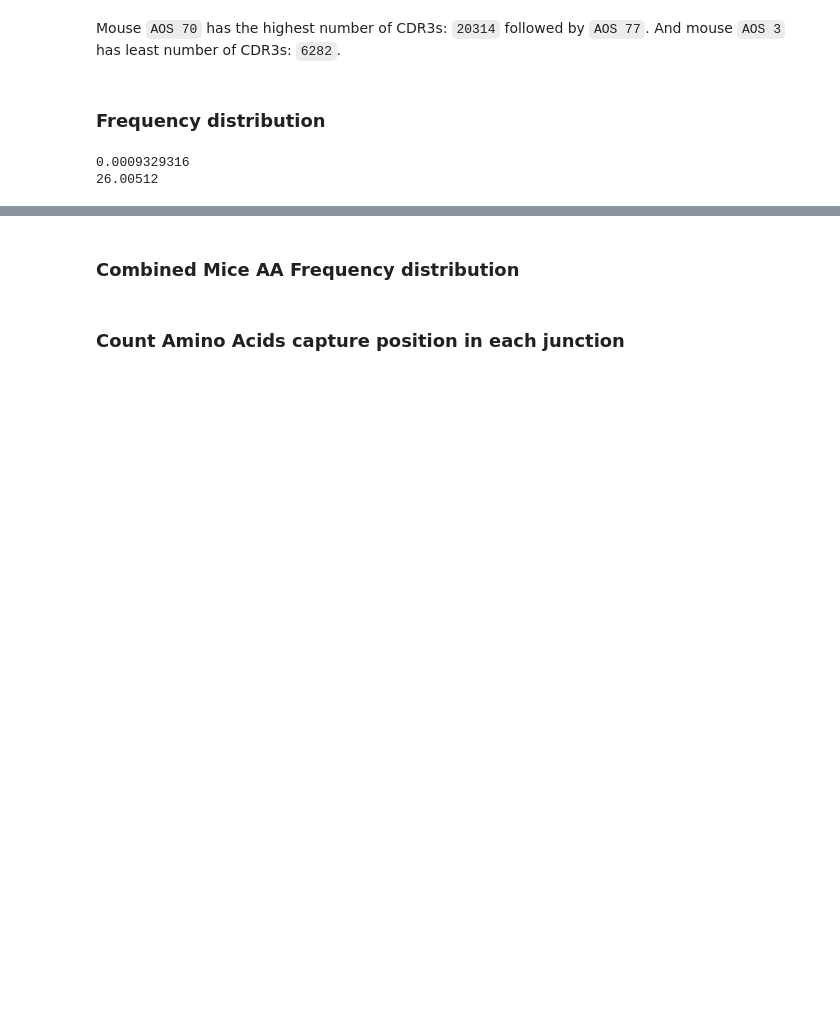
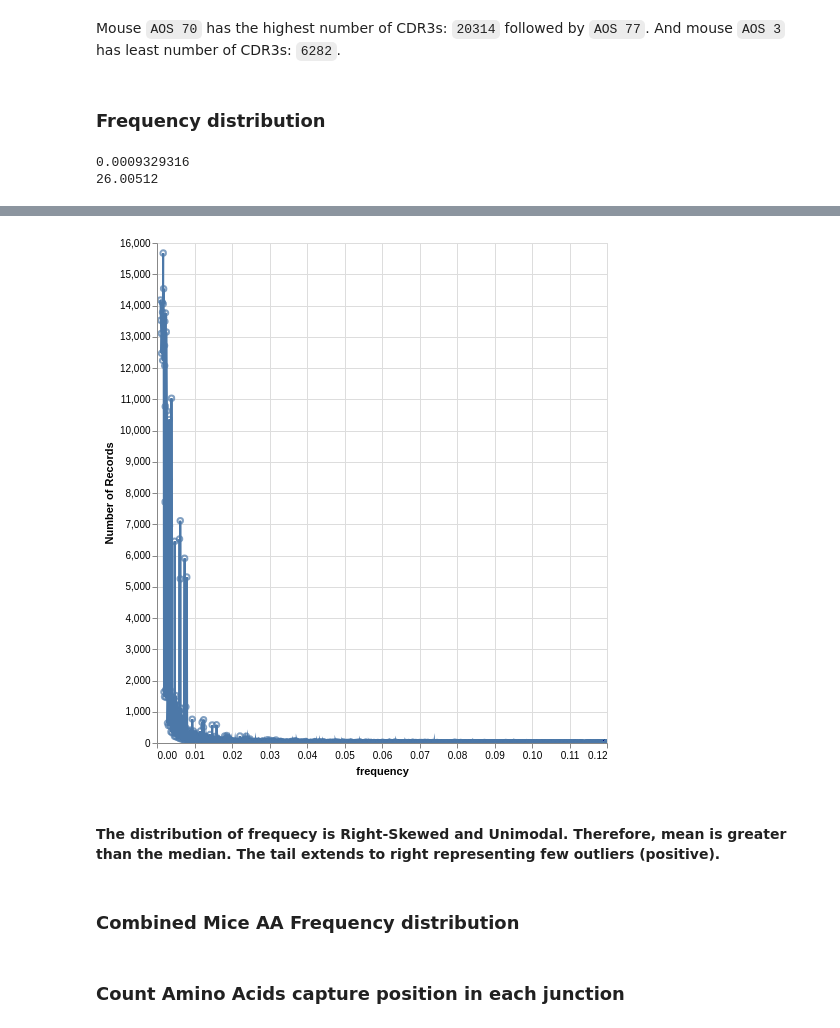
Before and after one commit to wamsiv/nasa-genelab-workshop, a Jupyter notebook: notebooks/Bioinformatics-Genelab.ipynb, the cells around one changed output, grey strips where cells are left out. Cells and saved outputs as stored; diff of their text form; code cells hidden in the pictures; blank space fills up the shorter version.

```diff
--- a/notebooks/Bioinformatics-Genelab.ipynb
+++ b/notebooks/Bioinformatics-Genelab.ipynb
@@ -22,11 +23,11 @@ warnings.filterwarnings('ignore')
 ### Setup MapD Connection
 # %%
 dbname    = 'mapd'
-username  = '<API Key>'
-password  = '<Secret>'
-hostname  = 'use2-api.omnisci.cloud'
-mport     = 443
+username  = 'mapd'
+password  = 'HyperInteractive'
+hostname  = 'localhost'
+mport     = 6274
 
-con = pymapd.connect(user=username,password=password,dbname=dbname,host=hostname,port=mport,protocol='https')
+con = pymapd.connect(user=username,password=password,dbname=dbname,host=hostname,port=mport,protocol='binary')
 print(con)
 # %% [output]
@@ -128,0 +122,8 @@ The distribution of frequecy is Right-Skewed and Unimodal. Therefore, mean is gr
+# %%
+import ibis
+import altair as alt
+import jupyterlab_omnisci
+ibcon = ibis.mapd.connect(user=username,password=password,database=dbname,host=hostname,port=mport,protocol='binary')
+# %%
+t = ibcon.table("aos_combined")
+print(t)
@@ -129,3 +138,16 @@ The distribution of frequecy is Right-Skewed and Unimodal. Therefore, mean is gr
+# %%
+b = alt.Chart(t[t.frequency]).encode (
+        alt.X("frequency:Q",
+              scale=alt.Scale(domain=(0.0,0.12), clamp=True)),
+        y ="count()").properties(height=500, width= 450)
+# %%
+alt.renderers.enable('ibis')
+alt.data_transformers.enable('ibis')
+alt.layer(b.mark_point() + b.mark_line()).interactive()
+# %% [output]
+[figure, added]
+# %% [markdown]
+#### The distribution of frequecy is Right-Skewed and Unimodal. Therefore, mean is greater than the median. The tail extends to right representing few outliers (positive).
 # %% [markdown]
 ### Combined Mice AA Frequency distribution
 # %% [markdown]
```
Also changed, not shown: parts of 35 cells of this notebook.
